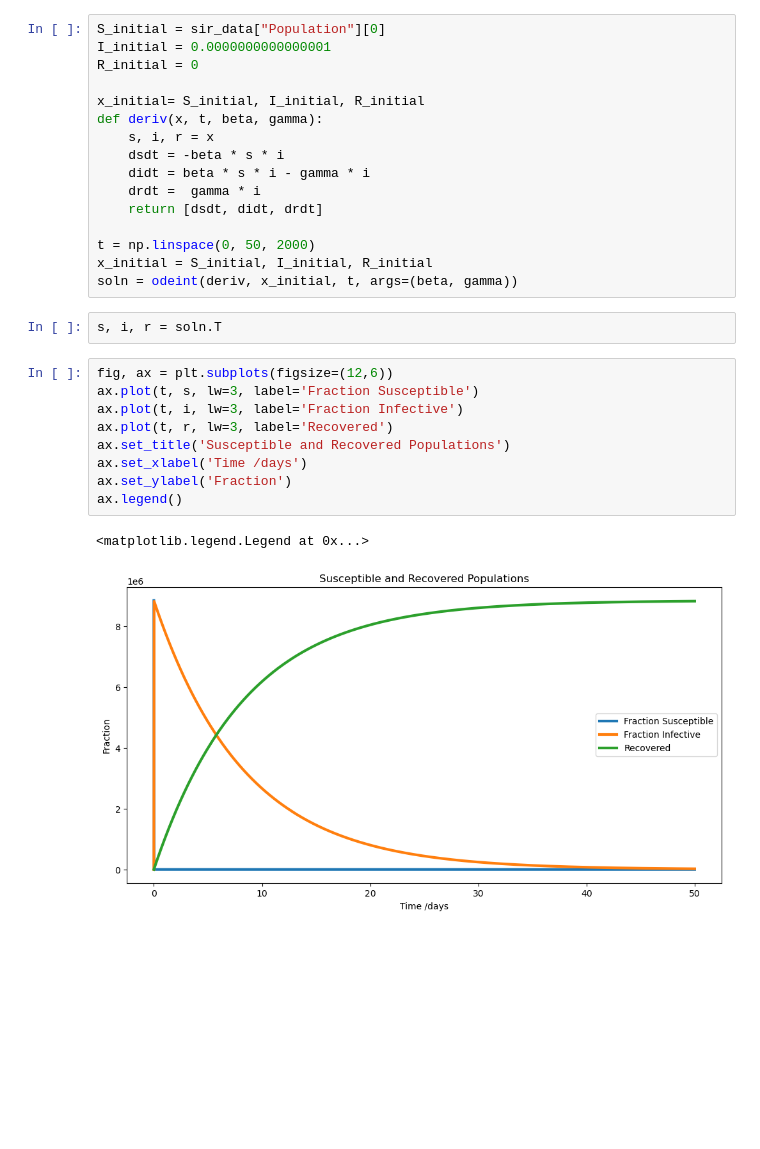
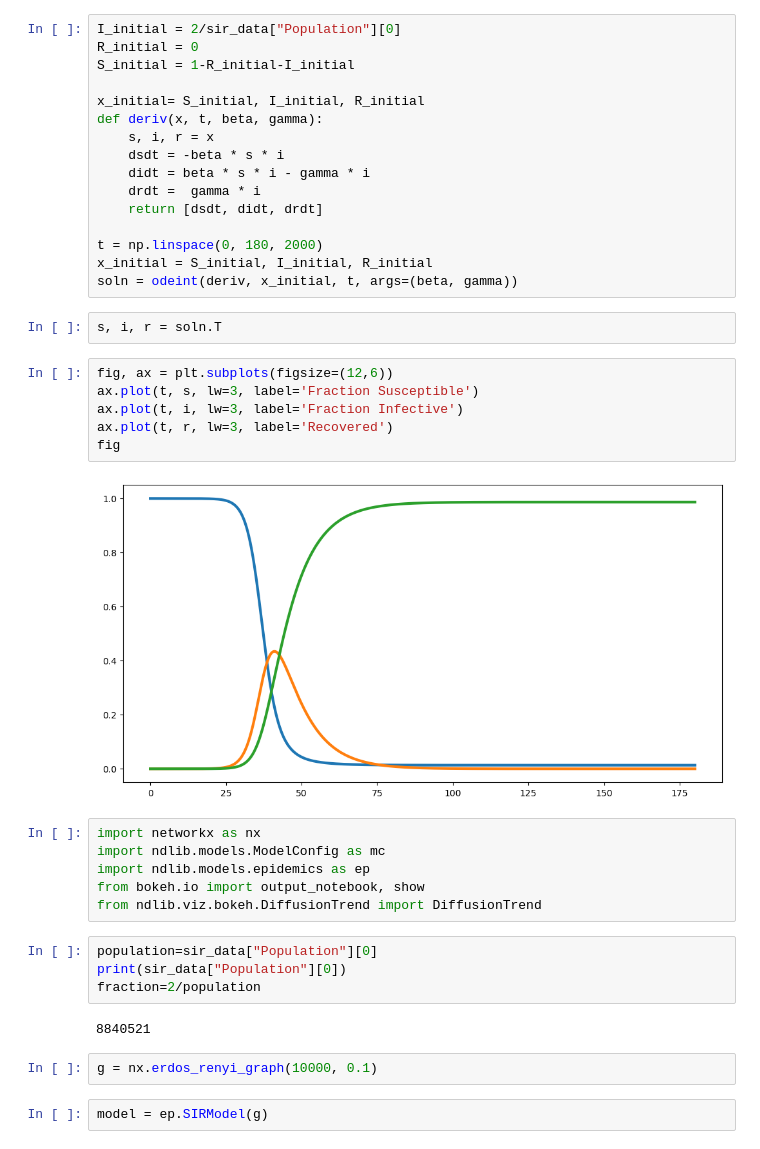
Before and after one commit to Adiklafa/Matprog, a Jupyter notebook: sir.ipynb, the cells around one changed output. Drawn from its saved outputs; the diff is of its cells as text; blank space fills up the shorter version.

Commit message:
SIR updated with NDlib SIR model

```diff
--- a/sir.ipynb
+++ b/sir.ipynb
@@ -135,9 +136,9 @@ gamma
 # %% [output]
 0.12004801920768307
 # %%
-S_initial = sir_data["Population"][0]
-I_initial = 0.0000000000000001
+I_initial = 2/sir_data["Population"][0]
 R_initial = 0
+S_initial = 1-R_initial-I_initial
 
 x_initial= S_initial, I_initial, R_initial
 def deriv(x, t, beta, gamma):
@@ -147,7 +148,7 @@ def deriv(x, t, beta, gamma):
     drdt =  gamma * i
     return [dsdt, didt, drdt]
 
-t = np.linspace(0, 50, 2000)
+t = np.linspace(0, 180, 2000)
 x_initial = S_initial, I_initial, R_initial
 soln = odeint(deriv, x_initial, t, args=(beta, gamma))
 # %%
@@ -155,12 +156,24 @@ s, i, r = soln.T
 # %%
 fig, ax = plt.subplots(figsize=(12,6))
 ax.plot(t, s, lw=3, label='Fraction Susceptible')
 ax.plot(t, i, lw=3, label='Fraction Infective')
 ax.plot(t, r, lw=3, label='Recovered')
-ax.set_title('Susceptible and Recovered Populations')
-ax.set_xlabel('Time /days')
-ax.set_ylabel('Fraction')
-ax.legend()
+fig
 # %% [output]
-<matplotlib.legend.Legend at 0x...>
-[figure, old version]
+[figure, new version]
+# %%
+import networkx as nx
+import ndlib.models.ModelConfig as mc
+import ndlib.models.epidemics as ep
+from bokeh.io import output_notebook, show
+from ndlib.viz.bokeh.DiffusionTrend import DiffusionTrend
+# %%
+population=sir_data["Population"][0]
+print(sir_data["Population"][0])
+fraction=2/population
+# %% [output]
+8840521
+# %%
+g = nx.erdos_renyi_graph(10000, 0.1)
+# %%
+model = ep.SIRModel(g)
```
Also changed, not shown: parts of 5 cells of this notebook.
